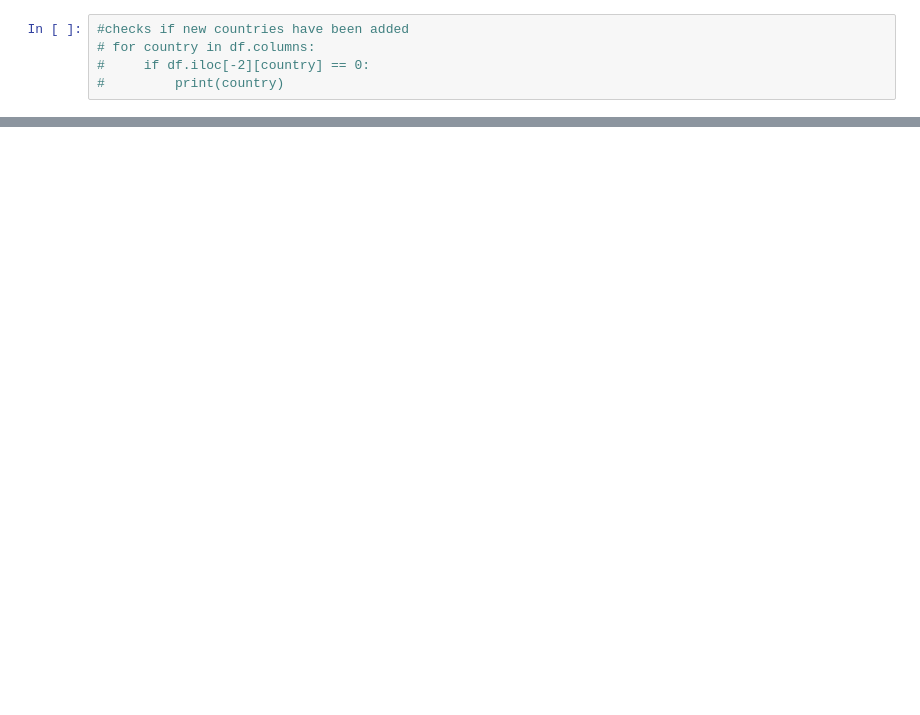
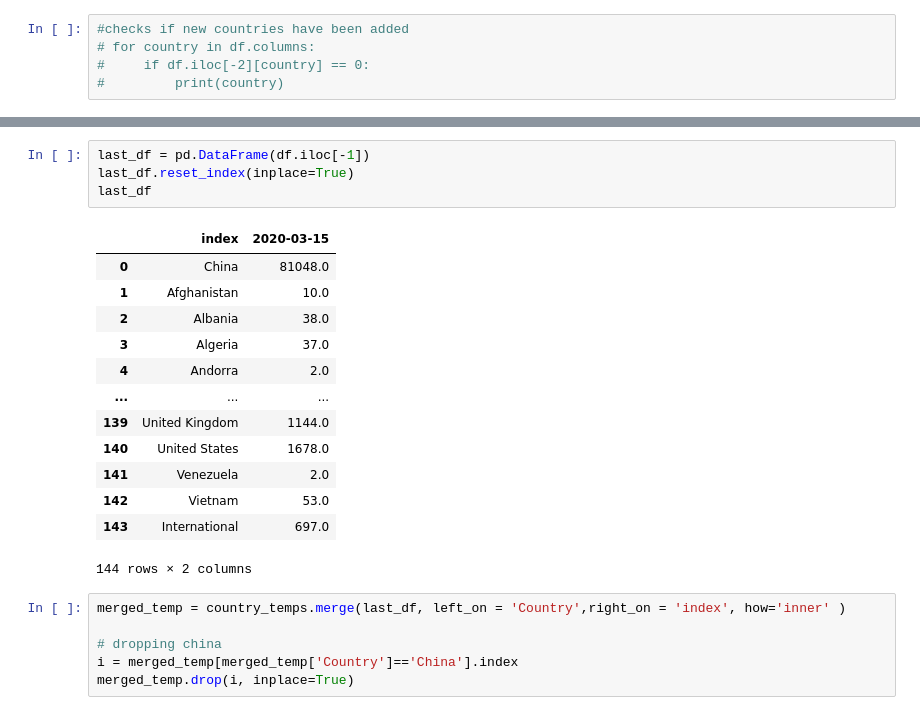
Before and after one commit to ericphamhung/covid-19, a Jupyter notebook: supplement.ipynb, the cells around one changed output, grey strips where cells are left out. Drawn from its saved outputs; the diff is of its cells as text; blank space fills up the shorter version.

```diff
--- a/supplement.ipynb
+++ b/supplement.ipynb
@@ -120,0 +167,24 @@ KeyError: 'case_log'
+# %%
+last_df = pd.DataFrame(df.iloc[-1])
+last_df.reset_index(inplace=True)
+last_df
+# %% [output]
+|  | index | 2020-03-15 |
+| 0 | China | 81048.0 |
+| 1 | Afghanistan | 10.0 |
+| 2 | Albania | 38.0 |
+| 3 | Algeria | 37.0 |
+| 4 | Andorra | 2.0 |
+| ... | ... | ... |
+| 139 | United Kingdom | 1144.0 |
+| 140 | United States | 1678.0 |
+| 141 | Venezuela | 2.0 |
+| 142 | Vietnam | 53.0 |
+| 143 | International | 697.0 |
+144 rows × 2 columns
+# %%
+merged_temp = country_temps.merge(last_df, left_on = 'Country',right_on = 'index', how='inner' )
+
+# dropping china
+i = merged_temp[merged_temp['Country']=='China'].index
+merged_temp.drop(i, inplace=True)
```
Also changed, not shown: parts of 9 cells of this notebook.
